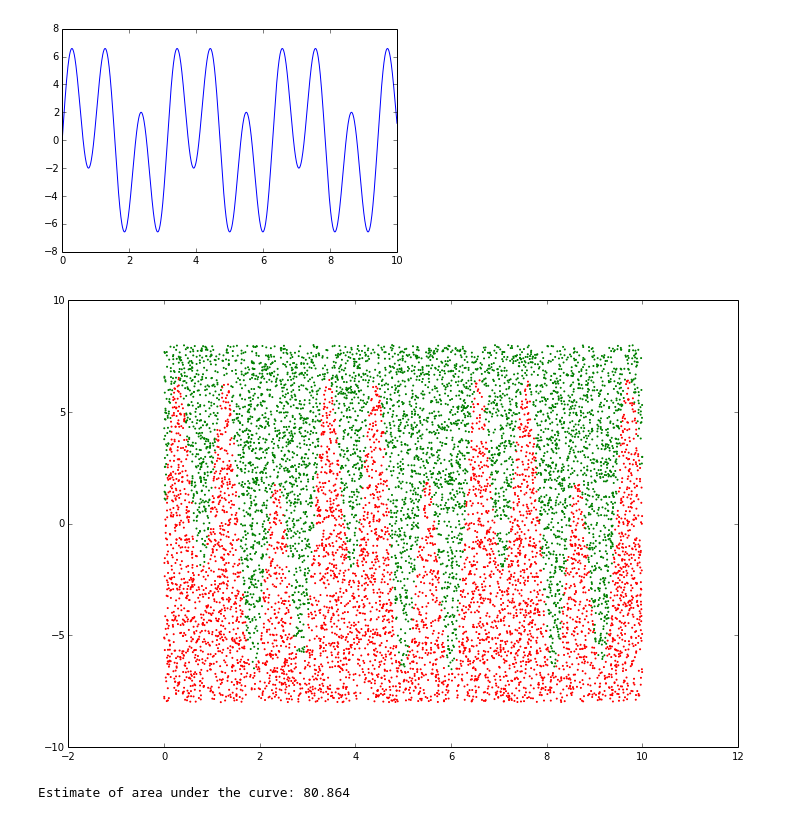
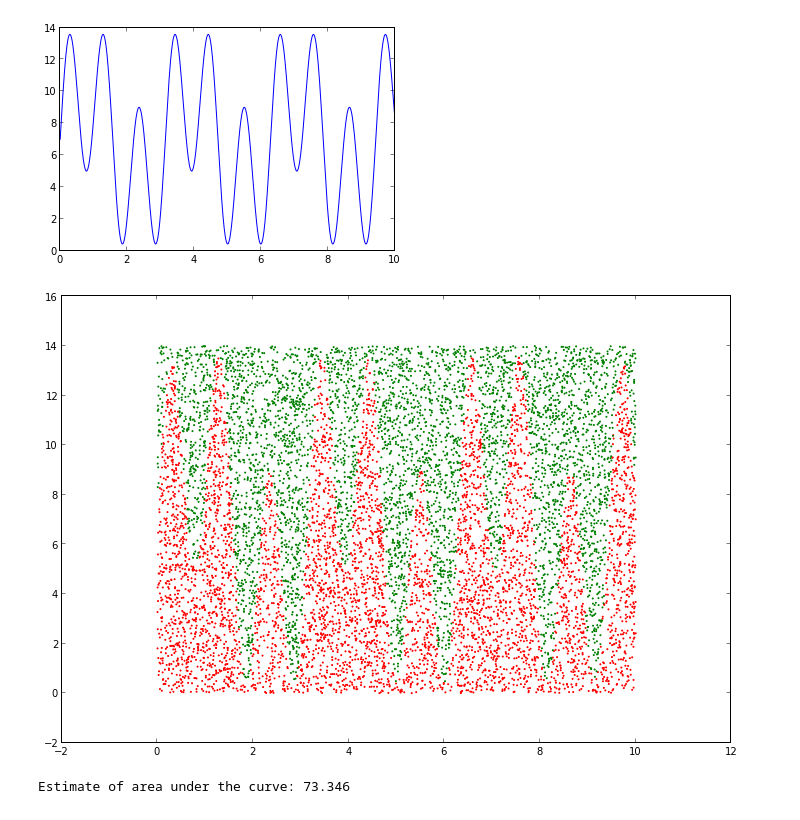
Before and after one commit to calebmadrigal/math-with-python, a Jupyter notebook: MonteCarloEstimation.ipynb, the cells around one changed output. Drawn from its saved outputs; the diff is of its cells as text; code cells hidden in the pictures.

Commit message:
Tweaked area under a curve example.

```diff
--- a/MonteCarloEstimation.ipynb
+++ b/MonteCarloEstimation.ipynb
@@ -51,43 +64,38 @@ Estimate area under curve: $y = 5 * \sin(6*x) + \sin(2*x)$ from 0 to 10
 # %%
-f = lambda x: 5 * sin(6 * x) + 3 * sin(2 * x)
-
+f = lambda x: 5 * sin(6 * x) + 3 * sin(2 * x) + 7
 x = linspace(0, 10, 1000)
 y = f(x)
 
 _ = plot(x,y)
 # %% [output]
-[figure, old version]
+[figure, new version]
 # %%
-rand_x = lambda: random.uniform(0, 10)
-rand_y = lambda: random.uniform(-8, 8)
+rect_width = 10
+rect_height = 14
 
-xs = [rand_x() for i in xrange(NUM_POINTS)]
-ys = [rand_y() for i in xrange(NUM_POINTS)]
+rand_x = lambda: random.uniform(0, rect_width)
+rand_y = lambda: random.uniform(0, rect_height)
 
-under_x = []
-under_y = []
-over_x = []
-over_y = []
+points = [(rand_x(), rand_y()) for i in xrange(NUM_POINTS)]
+points_under = filter(lambda point: point[1] <= f(point[0]), points)
+points_above = list(set(points) - set(points_under))
 
-for i in xrange(NUM_POINTS):
-    if ys[i] <= f(xs[i]):
-        under_x.append(xs[i])
-        under_y.append(ys[i])
-    else:
-        over_x.append(xs[i])
-        over_y.append(ys[i])
+# Separate x's and y's to pass to scatter function.
+(under_x, under_y) = zip(*points_under)
+(over_x, over_y) = zip(*points_above)
 
 fig = plt.figure()
 fig.set_size_inches(12, 8)
 _ = scatter(under_x, under_y, s=1, color='red')
 _ = scatter(over_x, over_y, s=1, color='green')
 # %% [output]
-[figure, old version]
+[figure, new version]
 # %%
 # Area = area of domain rectangle * num_points_under/num_points_total
-area = 10*16 * len(under_x)*1.0/len(xs)
+area = rect_width * rect_height * len(points_under)*1.0/len(points)
 print "Estimate of area under the curve:", area
 
-# Sanity check: it should be around 80 (if it ended on an even period, it would be 80).
+# Sanity check: it looks like the area under is about half of the rectangle, and the rectangle
+# area is 10*14 = 140, so it should be around 70.
 # %% [output]
-Estimate of area under the curve: 80.864
+Estimate of area under the curve: 73.346
```
Also changed, not shown: parts of 6 cells of this notebook, 2 other files.
